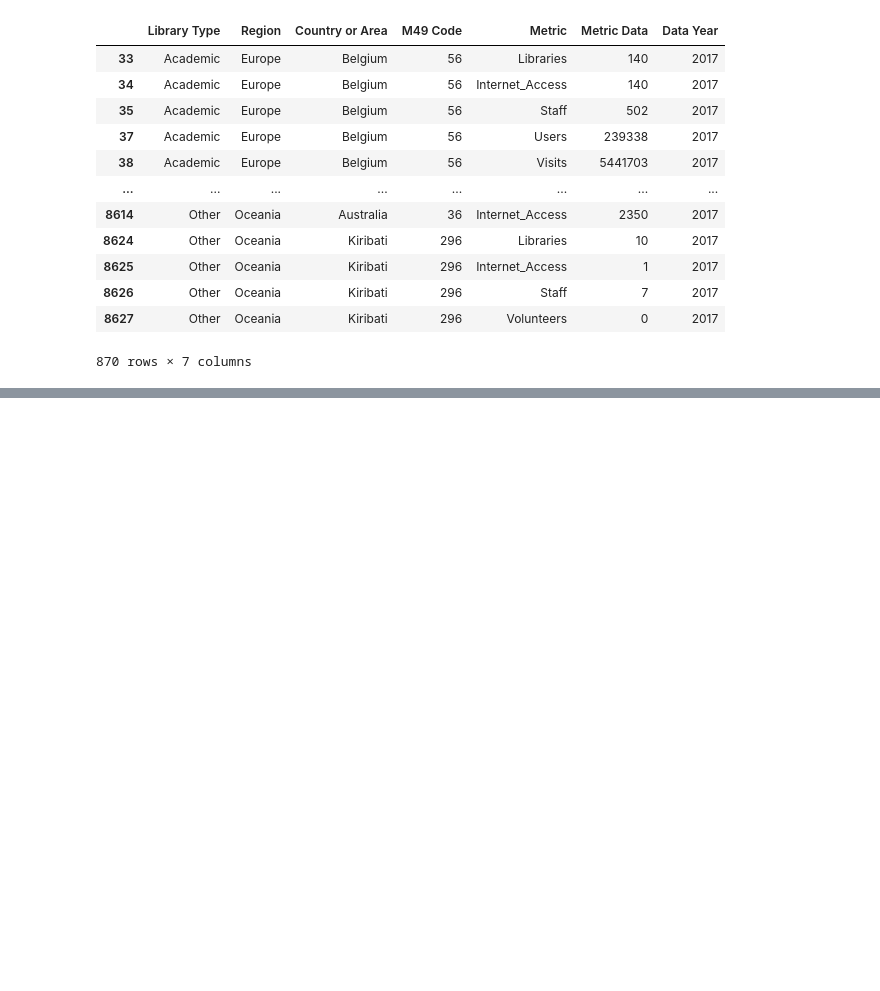
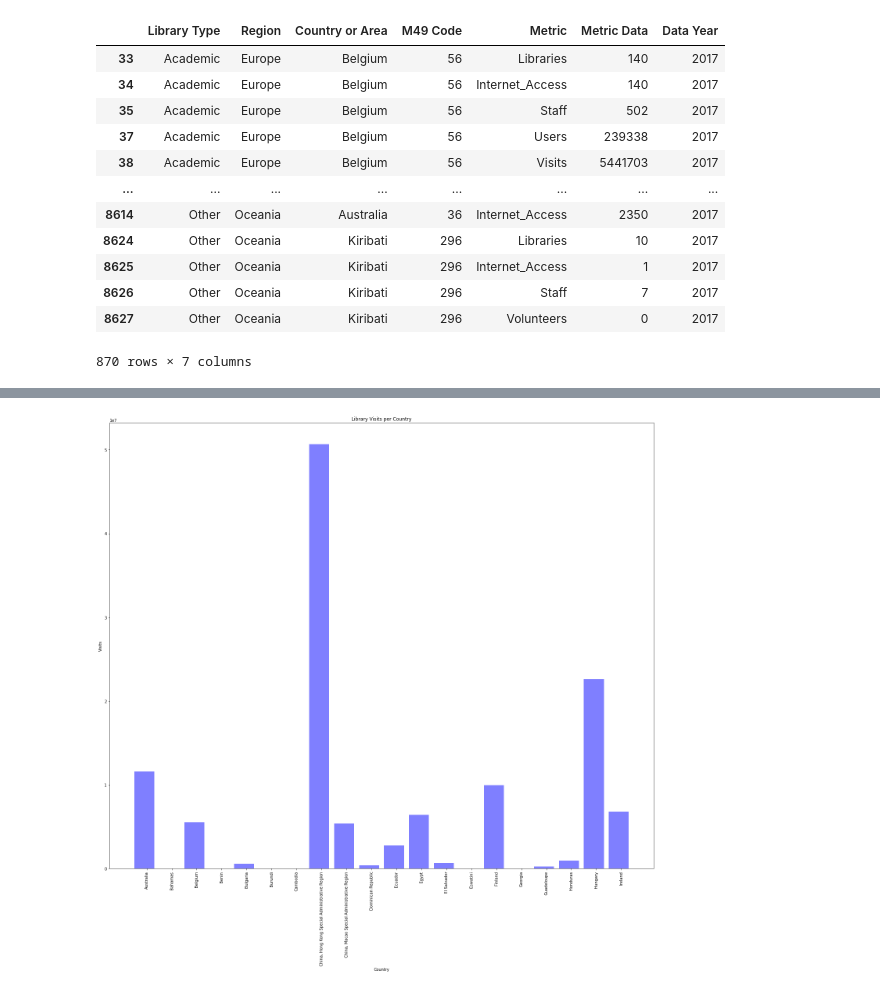
Before and after one commit to zpoeschl/Libraries-vs-Happiness, a Jupyter notebook: WorkingNotebook.ipynb, the cells around one changed output, grey strips where cells are left out. Cells and saved outputs as stored; diff of their text form; code cells hidden in the pictures; blank space fills up the shorter version.

Commit message:
adding visits per country graph

```diff
--- a/WorkingNotebook.ipynb
+++ b/WorkingNotebook.ipynb
@@ -109,0 +114,4 @@ See the caveats in the documentation: https://pandas.pydata.org/pandas-docs/stab
+# %%
+#create DF to show only country and number of visits?
+visits_df = libraries_df.loc[libraries_df["Metric"]=="Visits", :]
+visits_df.dtypes
@@ -109,0 +127,4 @@ See the caveats in the documentation: https://pandas.pydata.org/pandas-docs/stab
+# %%
+grouped_visits_df = visits_df.groupby(['Country or Area'])
+print(grouped_visits_df)
+grouped_visits_df=grouped_visits_df.sum().head(20)
@@ -109,0 +133,5 @@ See the caveats in the documentation: https://pandas.pydata.org/pandas-docs/stab
+# %%
+visit_number=grouped_visits_df.groupby(['Country or Area'])
+new_visits_df=visit_number.sum()
+new_visits_df = pd.DataFrame(grouped_visits_df["Metric Data"])
+new_visits_df
@@ -110,2 +157,24 @@ See the caveats in the documentation: https://pandas.pydata.org/pandas-docs/stab
+# %%
+x_axis = np.arange(len(new_visits_df))
+tick_locations = [value+0.5 for value in x_axis]
+# %%
+# Library Visits per Country - Bar Graph
+plt.figure(figsize = (20,20))
+
+plt.bar(x_axis,new_visits_df["Metric Data"],color='b',alpha=0.5, align='edge')
+plt.xticks(tick_locations, new_visits_df.index,rotation="vertical")
+
+plt.xlabel ("Country")
+plt.ylabel ("Visits")
+plt.title ("Library Visits per Country")
+
+
+#plt.xlim([])
+#plt.ylim([])
+
+plt.tight_layout()
+plt.show()
+# %% [output]
+[figure, added]
 # %%
 # ELLIE CODE HERE - end
```
Also changed, not shown: parts of 8 cells of this notebook.
